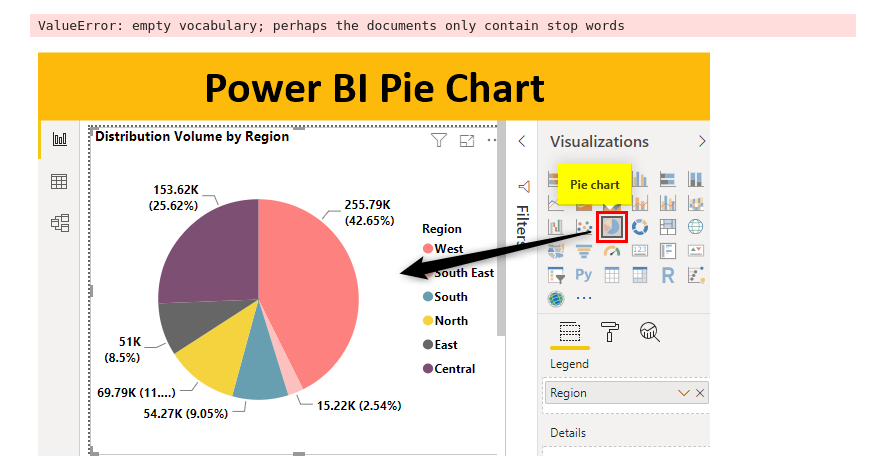
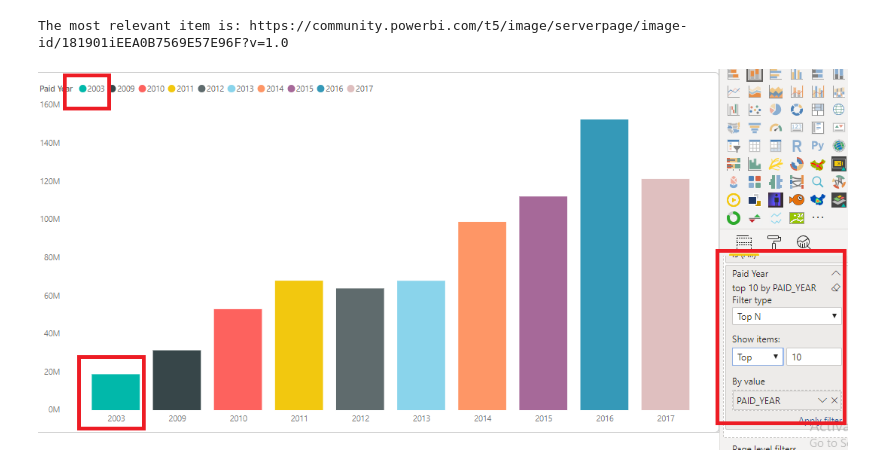
Before and after one commit to el-tegy/TolkAI, a Jupyter notebook: advanced_image_search.ipynb, the cells around one changed output. Saved outputs shown, nothing was run; the diff lists cells and outputs as text; code cells hidden in the pictures.

Commit message:
feat: better images try with bing custom search images engine v7.0

```diff
--- a/advanced_image_search.ipynb
+++ b/advanced_image_search.ipynb
@@ -21,7 +21,7 @@ To enable the following instructions: AVX2, in other operations, rebuild TensorF
 # %%
 load_dotenv()
 
-user_query = "How can i make a pie chart by using Power BI"
+user_query = "Image of creating Bar chart in Power Bi Desktop"
 
 # url = "https://www.googleapis.com/customsearch/v1"
 # params = {
@@ -41,9 +41,10 @@ def search_images_bing():
     subscription_key = os.getenv('BING_SEARCH_V7_SUBSCRIPTION_KEY')
     endpoint = f"{os.getenv('BING_SEARCH_V7_ENDPOINT')}/v7.0/images/search"
 
+    # for specific website search use f"site:microsoft.com {user_query}
     # Construct a request
     mkt = 'en-US'
-    params = { 'q': user_query, 'mkt': mkt, "count" : 20}
+    params = { 'q': user_query, 'mkt': mkt, "count" : 50}
     headers = { 'Ocp-Apim-Subscription-Key': subscription_key }
 
     # Call the API
@@ -133,17 +229,17 @@ most_similar_idx = cosine_similarities.argsort()[0][-1]
 # Select the most relevant item
 most_relevant_item = items[most_similar_idx]
 
-print("The most relevant item is:", most_relevant_item['contentUrl'])
+print("The most relevant item is:", most_relevant_item)
 # %% [output]
-ValueError: empty vocabulary; perhaps the documents only contain stop words
+The most relevant item is: https://community.powerbi.com/t5/image/serverpage/image-id/181901iEEA0B7569E57E96F?v=1.0
 # %%
-response = requests.get(most_relevant_item['link'])
+response = requests.get(most_relevant_item)
 
 # Vérifiez si la requête a réussi (code 200)
 if response.status_code == 200:
     # Affichez l'image dans le notebook
     display(Image(data=response.content))
 else:
     print("Erreur lors du téléchargement de l'image. Code de statut:", response.status_code)
 # %% [output]
-[figure, old version]
+[figure, new version]
```
Also changed, not shown: parts of 10 cells of this notebook.
